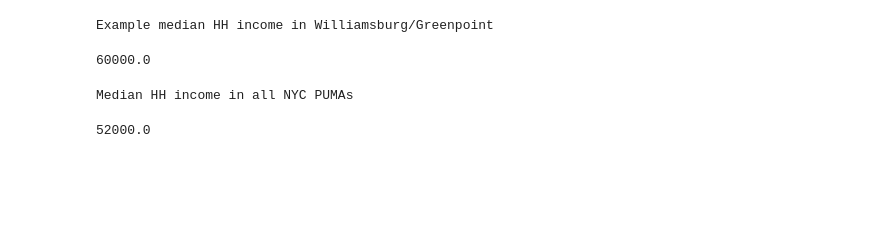
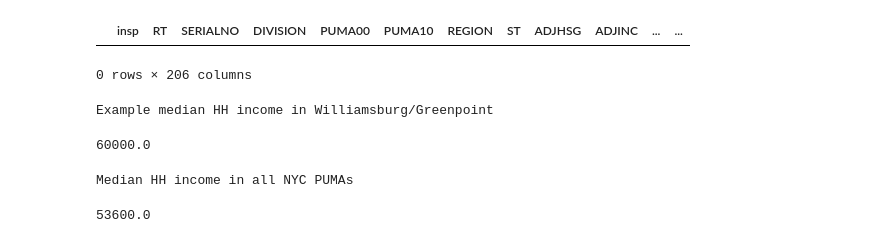
Before and after one commit to mu529/property_tax, a Jupyter notebook: pums.ipynb, the cells around one changed output. Saved outputs shown, nothing was run; the diff lists cells and outputs as text; code cells hidden in the pictures; blank space fills up the shorter version.

```diff
--- a/pums.ipynb
+++ b/pums.ipynb
@@ -42,3 +48,14 @@ for puma in puma_list:
+# %%
+# excluding group quarters and vacant household records
+nyc_pums = nyc_pums.query('TYPE == 1 & BLD > 1 & BLD < 10')
+nyc_pums = nyc_pums[nyc_pums['VACS'].isnull()]
+# %%
+# can we identify renters who live in condo buildings?
+nyc_pums.query('TEN == 3 and FCONP == 1')
+# it appears not
+# %% [output]
+|  | insp | RT | SERIALNO | DIVISION | PUMA00 | PUMA10 | REGION | ST | ADJHSG | ADJINC | ... | ... |
+0 rows × 206 columns
 # %%
 # nyc_pums[nyc_pums['PUMA']==4004].groupby(['YBL']).size()
 # %%
@@ -52,7 +69,7 @@ print ('Median HH income in all NYC PUMAs')
 nyc_pums['HINCP'].median()
 # %% [output]
 Median HH income in all NYC PUMAs
-52000.0
+53600.0
 # %%
 # nyc_pums.groupby(['YBL'])['HINCP'].median()
 # %%
```
Also changed, not shown: parts of 7 cells of this notebook.
